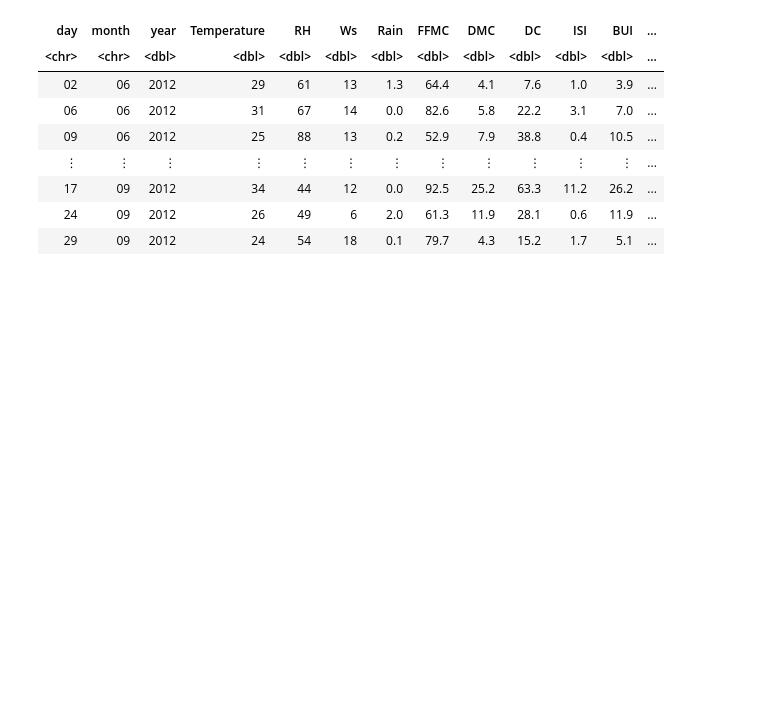
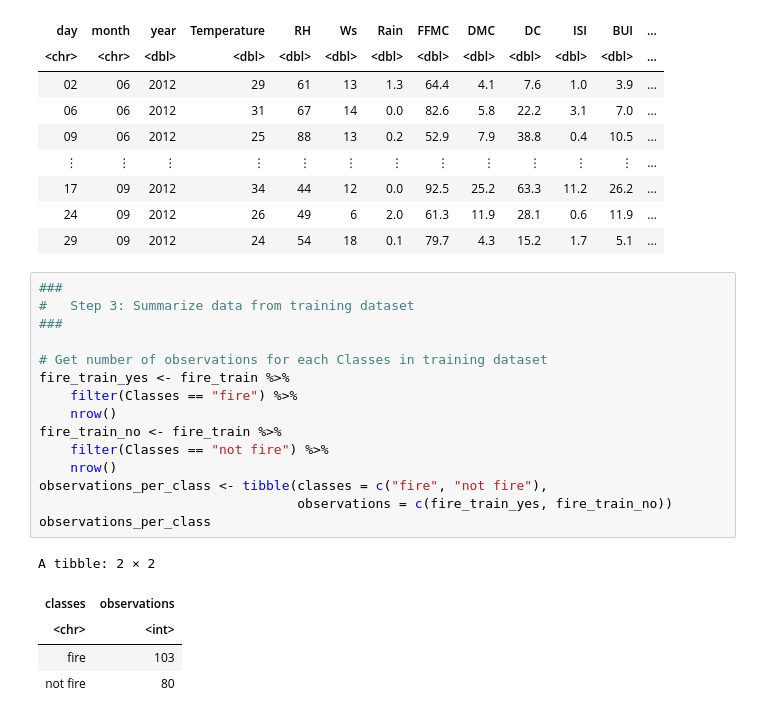
Before and after one commit to AKNeyugn/dsci100-002-group9-project, a Jupyter notebook: Final Project.ipynb, the cells around one changed output. Saved outputs shown, nothing was run; the diff lists cells and outputs as text; blank space fills up the shorter version.

```diff
--- a/Final Project.ipynb
+++ b/Final Project.ipynb
@@ -149,3 +157,24 @@ A tibble: 60 × 15
 | 17 | 09 | 2012 | 34 | 44 | 12 | 0.0 | 92.5 | 25.2 | 63.3 | 11.2 | 26.2 | ... |
 | 24 | 09 | 2012 | 26 | 49 | 6 | 2.0 | 61.3 | 11.9 | 28.1 | 0.6 | 11.9 | ... |
 | 29 | 09 | 2012 | 24 | 54 | 18 | 0.1 | 79.7 | 4.3 | 15.2 | 1.7 | 5.1 | ... |
+# %%
+###
+#   Step 3: Summarize data from training dataset
+###
+
+# Get number of observations for each Classes in training dataset
+fire_train_yes <- fire_train %>%
+    filter(Classes == "fire") %>%
+    nrow()
+fire_train_no <- fire_train %>%
+    filter(Classes == "not fire") %>%
+    nrow()
+observations_per_class <- tibble(classes = c("fire", "not fire"),
+                                 observations = c(fire_train_yes, fire_train_no))
+observations_per_class
+# %% [output]
+A tibble: 2 × 2
+| classes | observations |
+| <chr> | <int> |
+| fire | 103 |
+| not fire | 80 |
```
Also changed, not shown: parts of 4 cells of this notebook.
